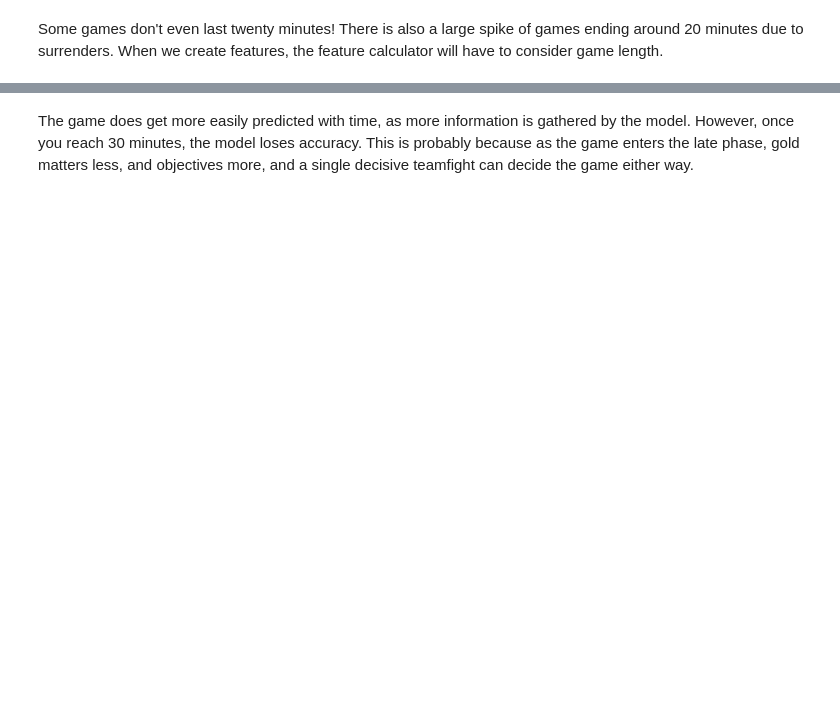
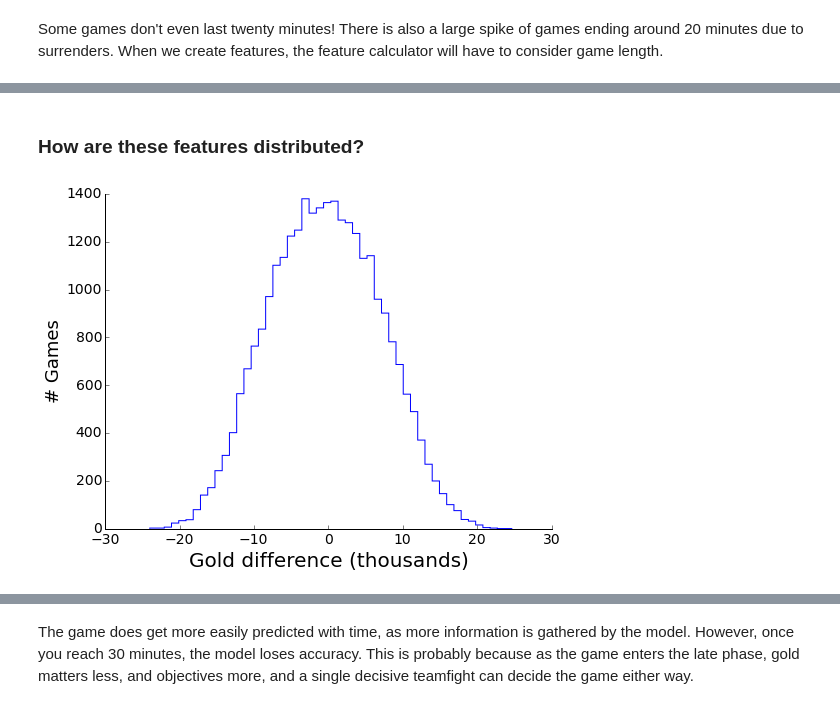
Before and after one commit to map222/lolML, a Jupyter notebook: notebooks/PuPPy - Predicting LoL with random forests.ipynb, the cells around one changed output, grey strips where cells are left out. Drawn from its saved outputs; the diff is of its cells as text; code cells hidden in the pictures; blank space fills up the shorter version.

```diff
--- a/notebooks/PuPPy - Predicting LoL with random forests.ipynb
+++ b/notebooks/PuPPy - Predicting LoL with random forests.ipynb
@@ -314,0 +124,9 @@ lol_plt.prettify_axes(plt.gca())
+# %% [markdown]
+### How are these features distributed?
+# %%
+plt.hist(na_timelines_df[4]['gold_diff'].values / 1000, bins = 50, histtype='step')
+plt.ylabel('# Games', fontsize = 18)
+plt.xlabel('Gold difference (thousands)')
+lol_plt.prettify_axes(plt.gca())
+# %% [output]
+[figure, added]
```
Also changed, not shown: parts of 109 cells of this notebook, 1 other file.
